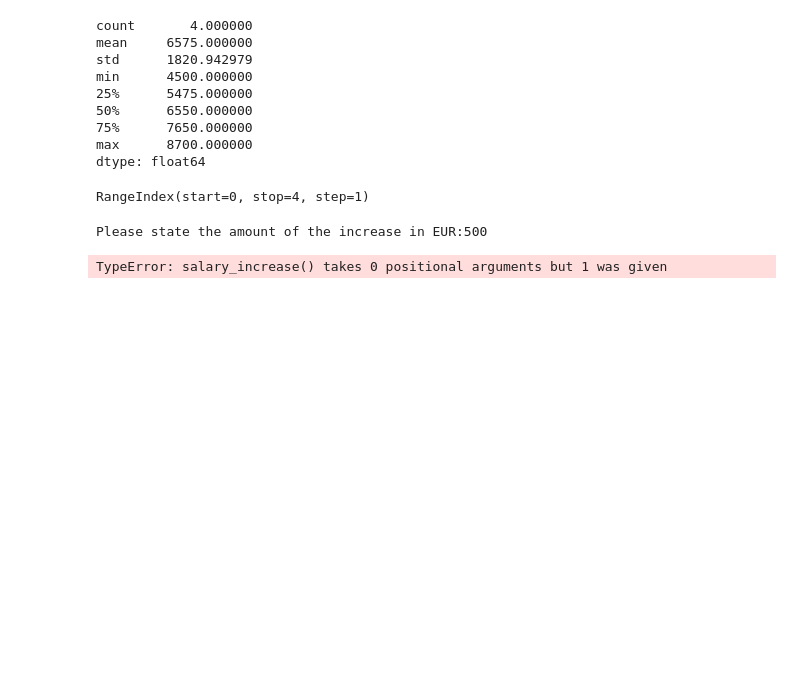
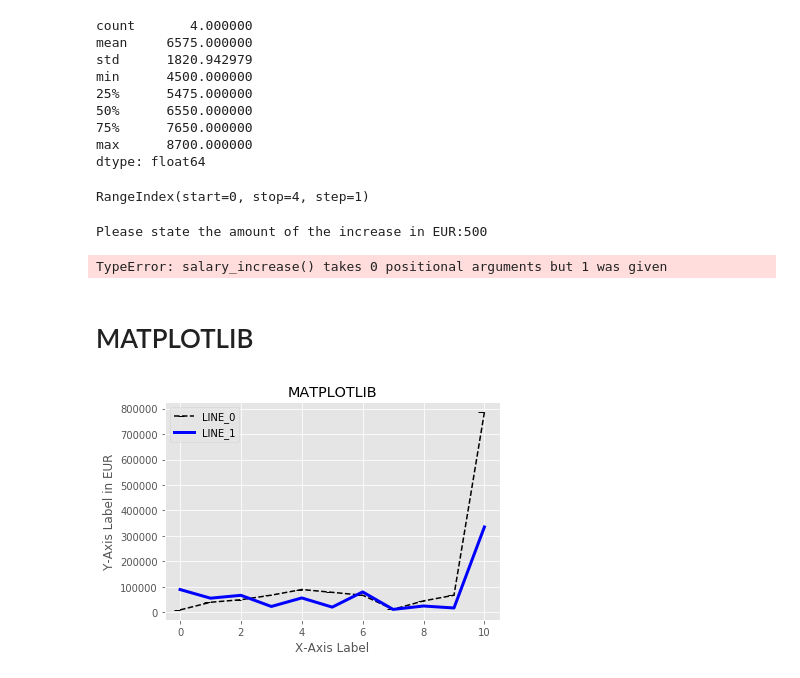
Before and after one commit to karolinachorzepa/Data, a Jupyter notebook: data visualization and analysis.ipynb, the cells around one changed output. Saved outputs shown, nothing was run; the diff lists cells and outputs as text; code cells hidden in the pictures; blank space fills up the shorter version.

Commit message:
with matplotlib

```diff
--- a/data visualization and analysis.ipynb
+++ b/data visualization and analysis.ipynb
@@ -67,3 +67,29 @@ salary_increase()
 # %% [output]
 Please state the amount of the increase in EUR:500
 TypeError: salary_increase() takes 0 positional arguments but 1 was given
+# %% [markdown]
+# MATPLOTLIB
+# %%
+from matplotlib import pyplot as plt
+plt.style.use("ggplot")
+
+#x-axis series
+x_axis=[0,1,2,3,4,5,6,7,8,9,10]
+
+#y-axis series
+line_0=[10000,40000,50000,67899,89999,78954,67590,12345,45367,67583,785439]
+line_1=[90000,56000,67300,23499,56999,20954,80590,12005,25367,17583,335439]
+
+#PLOTTING AND STYLING OF LINES
+plt.plot(x_axis,line_0, color='k', linestyle='--', marker=0,label="LINE_0")
+plt.plot(x_axis,line_1, color='b',linewidth=3, label="LINE_1")
+
+#PLOT SETUP
+plt.xlabel("X-Axis Label")
+plt.ylabel("Y-Axis Label in EUR")
+plt.title("MATPLOTLIB")
+plt.grid=True
+plt.legend()
+plt.show()
+# %% [output]
+[figure, added]
```
